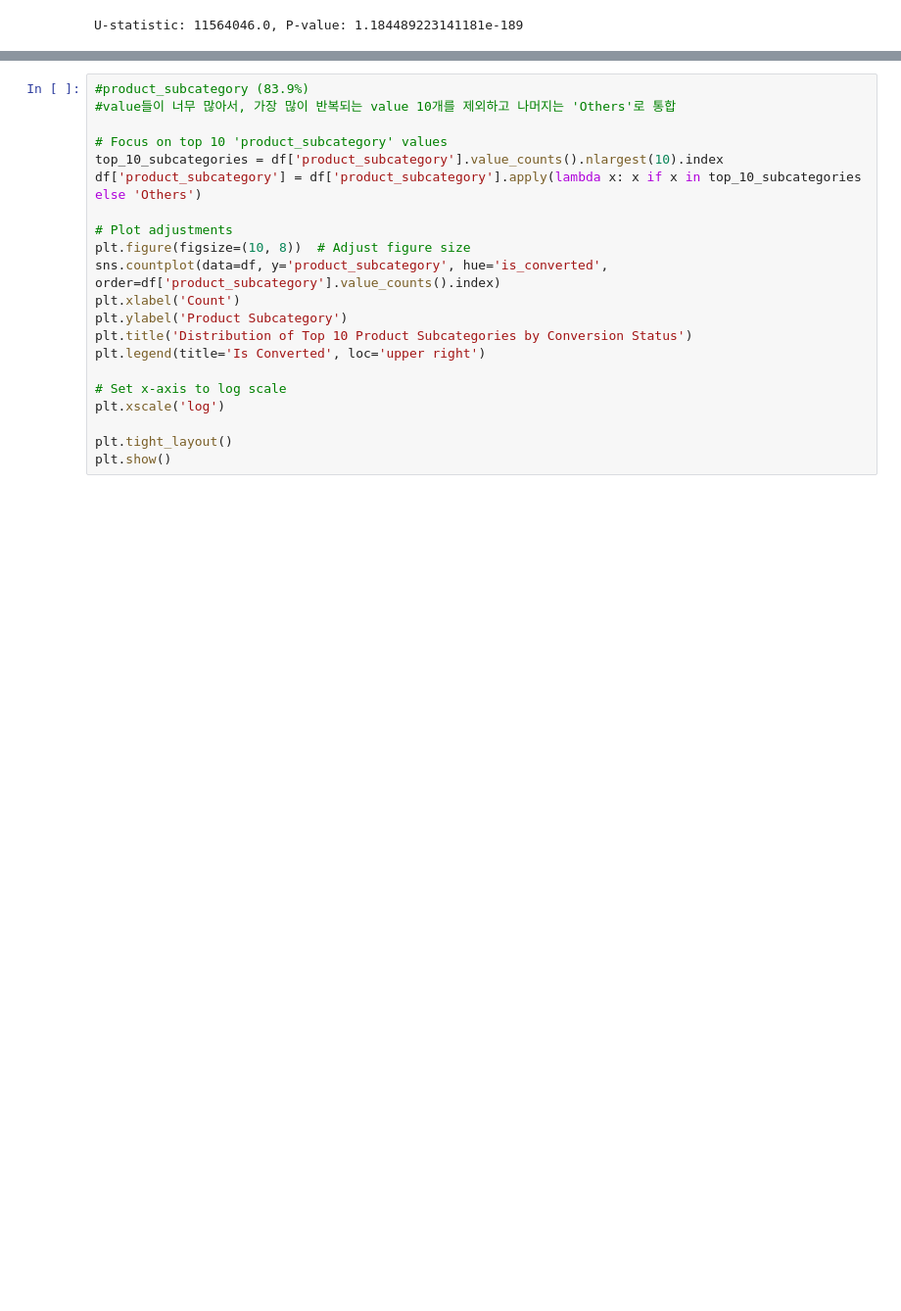
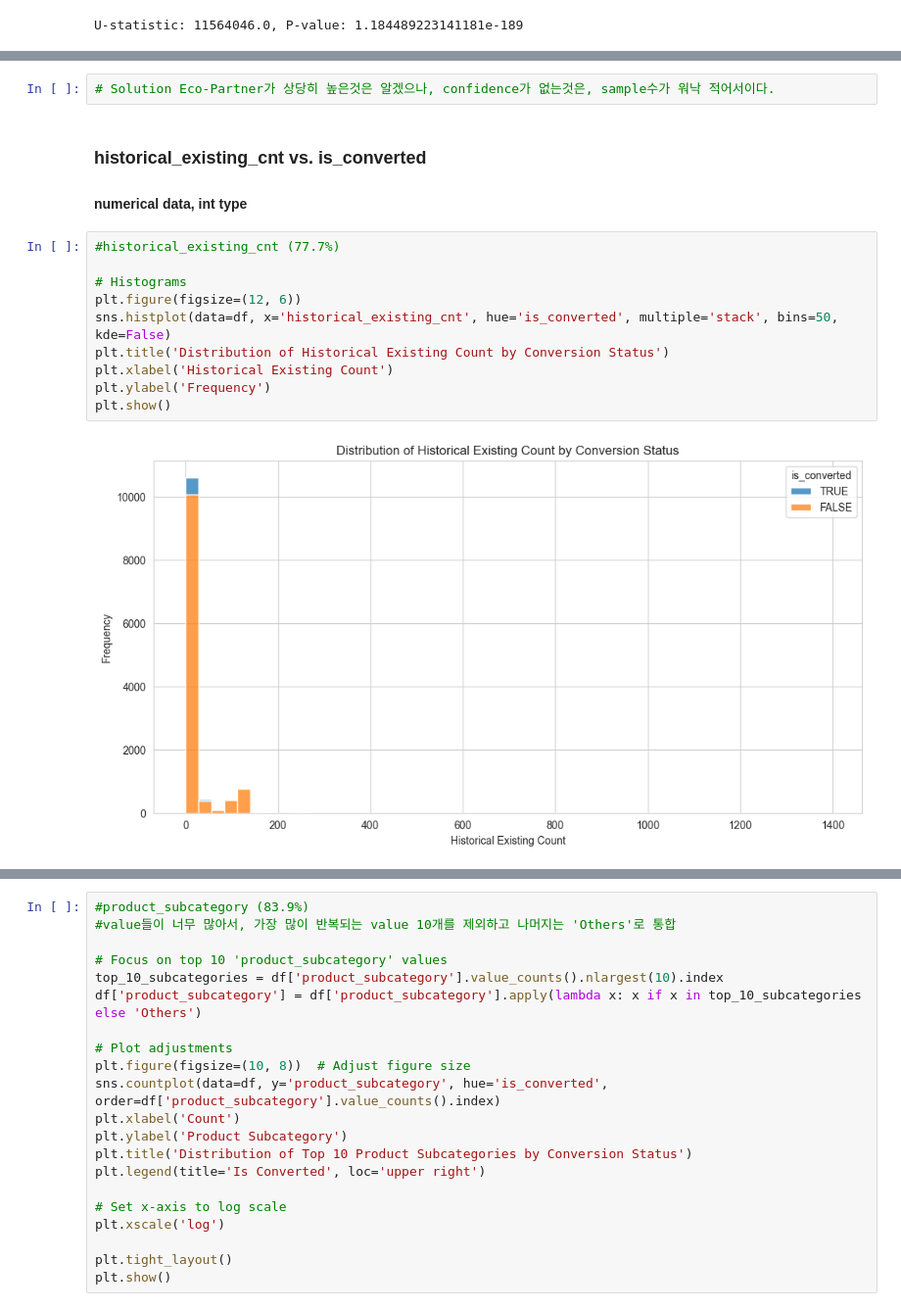
Before and after one commit to AhyoungOh/Coffee, a Jupyter notebook: eda.ipynb, the cells around one changed output, grey strips where cells are left out. Shown at 98% size. Cells and saved outputs as stored; diff of their text form; blank space fills up the shorter version.

```diff
--- a/eda.ipynb
+++ b/eda.ipynb
@@ -241,0 +347,17 @@ ax.legend()
+# %%
+# Solution Eco-Partner가 상당히 높은것은 알겠으나, confidence가 없는것은, sample수가 워낙 적어서이다.
+# %% [markdown]
+### historical_existing_cnt vs. is_converted
+#### numerical data, int type
+# %%
+#historical_existing_cnt (77.7%)
+
+# Histograms
+plt.figure(figsize=(12, 6))
+sns.histplot(data=df, x='historical_existing_cnt', hue='is_converted', multiple='stack', bins=50, kde=False)
+plt.title('Distribution of Historical Existing Count by Conversion Status')
+plt.xlabel('Historical Existing Count')
+plt.ylabel('Frequency')
+plt.show()
+# %% [output]
+[figure, added]
```
Also changed, not shown: parts of 32 cells of this notebook, 1 other file.
